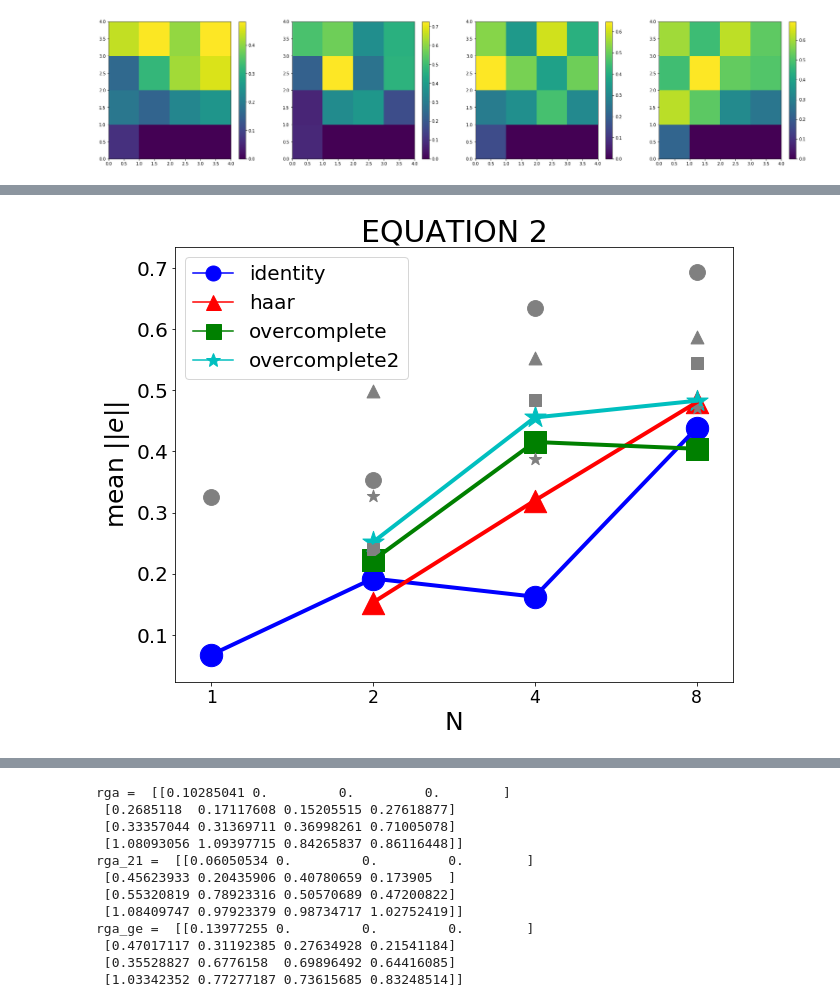
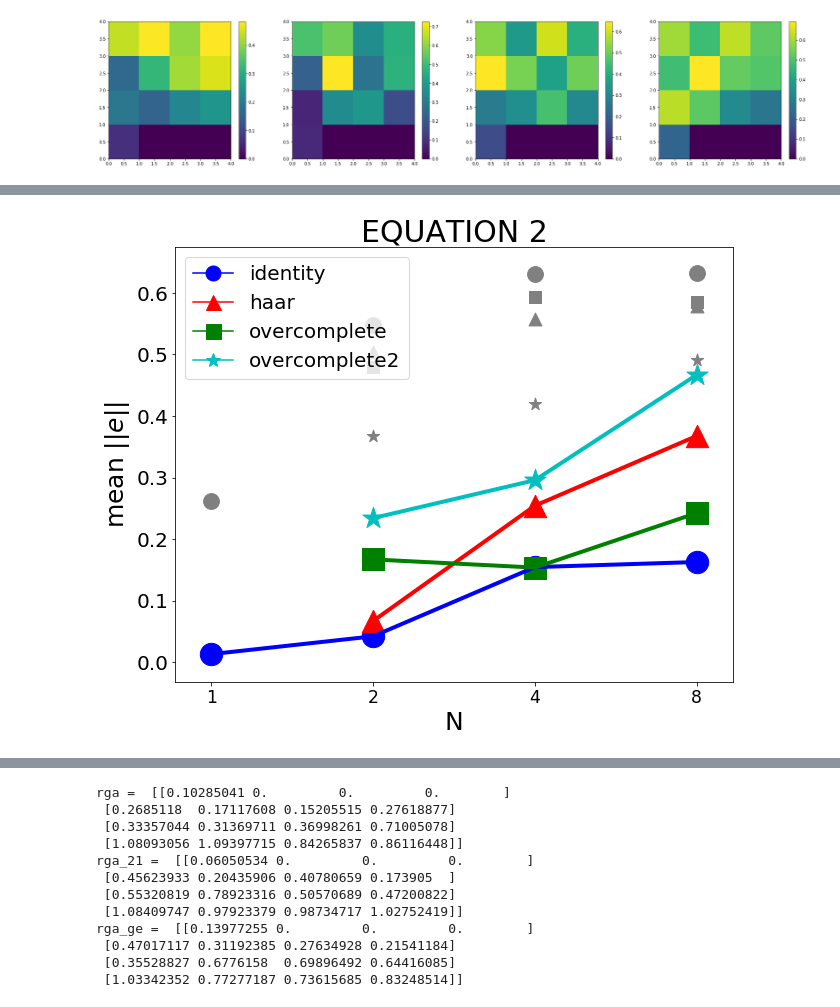
Before and after one commit to CNS-OIST/draculab, a Jupyter notebook: notebook/spinal/t2p3_runner.ipynb, the cells around one changed output, grey strips where cells are left out. Cells and saved outputs as stored; diff of their text form; code cells hidden in the pictures.

```diff
--- a/notebook/spinal/t2p3_runner.ipynb
+++ b/notebook/spinal/t2p3_runner.ipynb
@@ -431,6 +481,31 @@ with open(fname, 'wb') as f:
 # %%
 # load an error matrix
-fname = 't2p3_mat_rga_2020-06-02_x:x'
+import pickle
+fname = fnames1[0]
 with (open(fname, "rb")) as f:
     mat_dict = pickle.load(f)
     f.close()
+# %%
+# load all error matrices in a list, and average
+import pickle
+name_list = fnames1 + fnames2
+n_dict ={'rga': 0,
+         'rga_21' :0,
+         'rga_ge' : 0,
+         'static' : 0 }
+mean_mat_dict = {} # mean of all mat_dicts in name_list
+for name in name_list:
+    fname = name
+    with (open(fname, "rb")) as f:
+        mat_dict = pickle.load(f)
+        for key in mat_dict:
+            if np.max(mat_dict[key]) > 0.001:
+                if n_dict[key] > 0:
+                    mean_mat_dict[key] += mat_dict[key]
+                else:
+                    mean_mat_dict[key] = mat_dict[key]
+                n_dict[key] += 1
+        f.close()
+for key in mean_mat_dict:
+    mean_mat_dict[key] = mean_mat_dict[key]/n_dict[key]
+mean_mat_dict
@@ -437,3 +533,9 @@ with (open(fname, "rb")) as f:
+# %%
+rga_res = mean_mat_dict['rga']
+rga_21_res = mean_mat_dict['rga_21']
+rga_ge_res = mean_mat_dict['rga_ge']
+static_res = mean_mat_dict['static']
+mat_dict = mean_mat_dict
 # %%
 static_res = 0.5*(np.array([[0.22769621, 0.,         0.,         0.        ],
  [0.31305371, 0.46342887, 0.17132054, 0.30255647],
@@ -521,10 +609,10 @@ static_res = np.array([[0.2234889 , 0.        , 0.        , 0.        ],
 # %%
 # PLOT SINGLE MATRIX
 mat = 'rga'
-mat_dict = {'rga' : rga_res,
-            'rga_21' : rga_21_res,
-            'rga_ge' : rga_ge_res,
-            'static' : static_res }
+# mat_dict = {'rga' : rga_res,
+#             'rga_21' : rga_21_res,
+#             'rga_ge' : rga_ge_res,
+#             'static' : static_res }
 title_dict = {'rga' : 'EQUATION 2',
             'rga_21' : 'EQUATION 3',
             'rga_ge' : 'EQUATION 4',
@@ -540,34 +628,34 @@ plt.title(title_dict[mat], fontsize=30)
 
 colors=['b', 'r', 'g', 'c']
 for key in ct2idx:
     labels[ct2idx[key]] = key # so order is preserved
 plt.plot(list(range(1,5)), res[:,0], linewidth=4, color=colors[0])
 for idx, label in enumerate(labels[1:]):
     plt.plot(list(range(2,5)), res[1:,idx+1], linewidth=4, color=colors[idx+1])
 #plt.legend(labels, fontsize='20')
 
 import matplotlib.lines as mlines
 
 markers = ['o', '^', 's', '*',]
 ms = 500 # marker size
 plt.scatter(list(range(1,5)), res[:,0], s=ms, c=colors[0])
 for idx, label in enumerate(labels[1:]):
     plt.scatter(list(range(2,5)), res[1:,idx+1], s=ms, marker=markers[idx+1], c=colors[idx+1])
 
 dot = mlines.Line2D([],[], marker='o', markersize=15, color=colors[0], label=labels[0])
 tri = mlines.Line2D([],[], marker='^', markersize=15, color=colors[1], label=labels[1])
 squ = mlines.Line2D([],[], marker='s', markersize=15, color=colors[2], label=labels[2])
 sta = mlines.Line2D([],[], marker='*', markersize=15, color=colors[3], label=labels[3])
 plt.legend(handles=[dot,tri,squ,sta], fontsize='20')
 
 # plotting control data
 plt.scatter(list(range(1,5)), static_res[:,0], s=int(ms/2), c='gray')
 for idx, label in enumerate(labels[1:]):
     plt.scatter(list(range(2,5)), static_res[1:,idx+1], s=int(ms/3), marker=markers[idx+1], c='gray')
 
 plt.show()
 # %% [output]
-[figure, old version]
+[figure, new version]
 # %%
 # PLOT ALL MATRICES
 import matplotlib.lines as mlines
```
Also changed, not shown: parts of 7 cells of this notebook, 1 other file.
